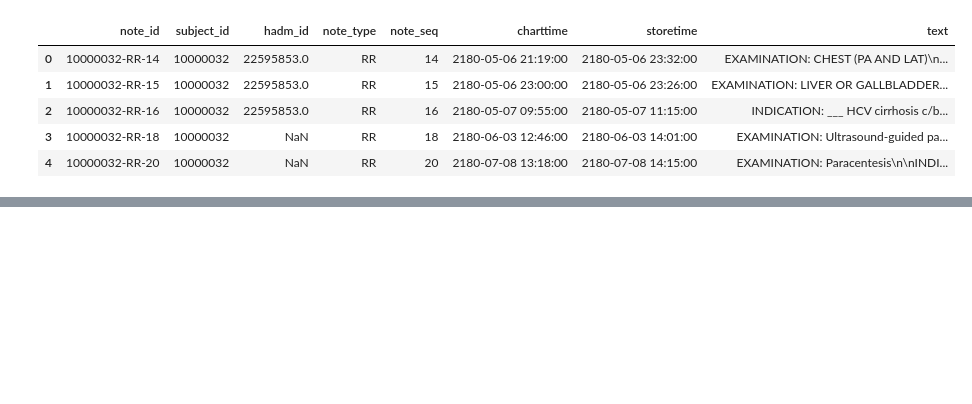
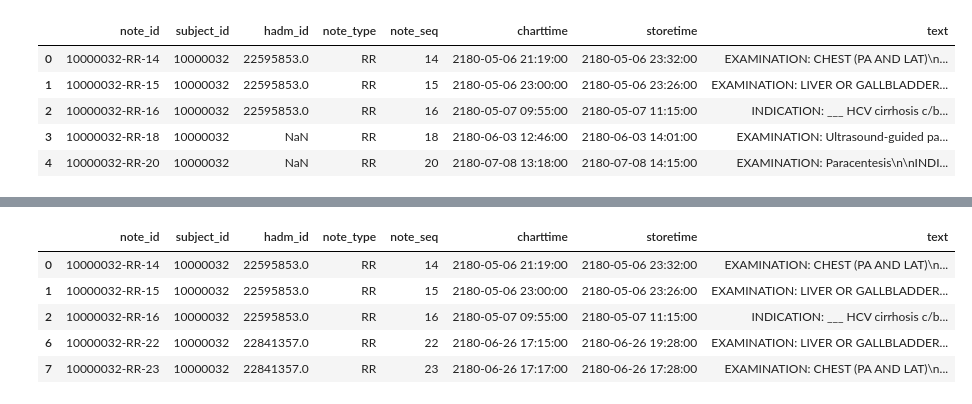
Before and after one commit to aaut0001/FIT3163-DSP, a Jupyter notebook: radiology.ipynb, the cells around one changed output, grey strips where cells are left out. Drawn from its saved outputs; the diff is of its cells as text; code cells hidden in the pictures; blank space fills up the shorter version.

```diff
--- a/radiology.ipynb
+++ b/radiology.ipynb
@@ -16,0 +55,3 @@ df_radiology.head(5)
+# %%
+# taking a subset of data
+subset = df_radiology_clean.iloc[:100000]
@@ -16,0 +62,9 @@ df_radiology.head(5)
+# %%
+subset.head(5)
+# %% [output]
+|  | note_id | subject_id | hadm_id | note_type | note_seq | charttime | storetime | text |
+| 0 | 10000032-RR-14 | 10000032 | 22595853.0 | RR | 14 | 2180-05-06 21:19:00 | 2180-05-06 23:32:00 | EXAMINATION: CHEST (PA AND LAT)\n... |
+| 1 | 10000032-RR-15 | 10000032 | 22595853.0 | RR | 15 | 2180-05-06 23:00:00 | 2180-05-06 23:26:00 | EXAMINATION: LIVER OR GALLBLADDER... |
+| 2 | 10000032-RR-16 | 10000032 | 22595853.0 | RR | 16 | 2180-05-07 09:55:00 | 2180-05-07 11:15:00 | INDICATION: ___ HCV cirrhosis c/b... |
+| 6 | 10000032-RR-22 | 10000032 | 22841357.0 | RR | 22 | 2180-06-26 17:15:00 | 2180-06-26 19:28:00 | EXAMINATION: LIVER OR GALLBLADDER... |
+| 7 | 10000032-RR-23 | 10000032 | 22841357.0 | RR | 23 | 2180-06-26 17:17:00 | 2180-06-26 17:28:00 | EXAMINATION: CHEST (PA AND LAT)\n... |
```
Also changed, not shown: parts of 7 cells of this notebook.
